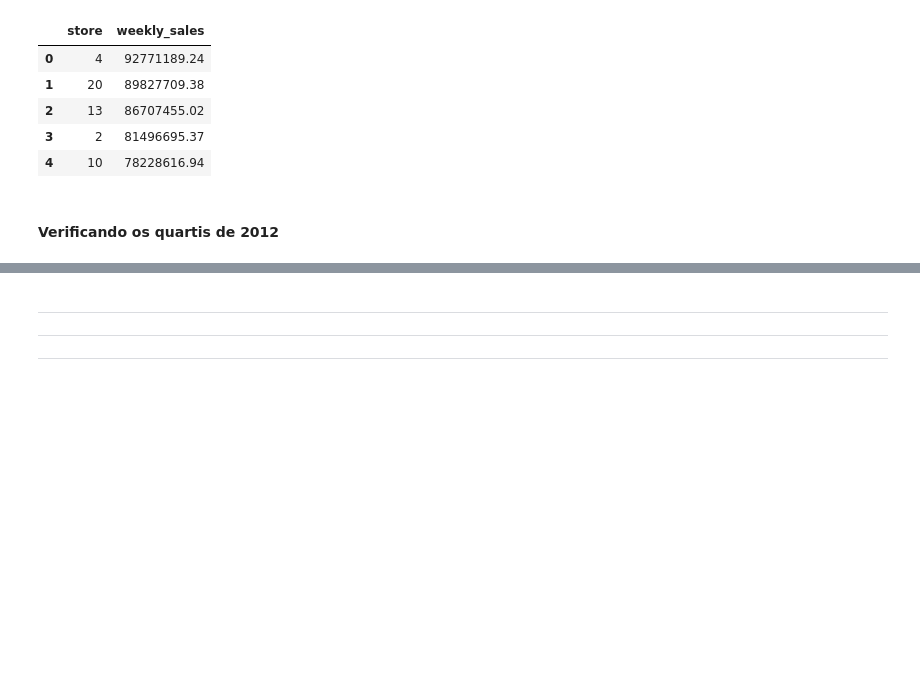
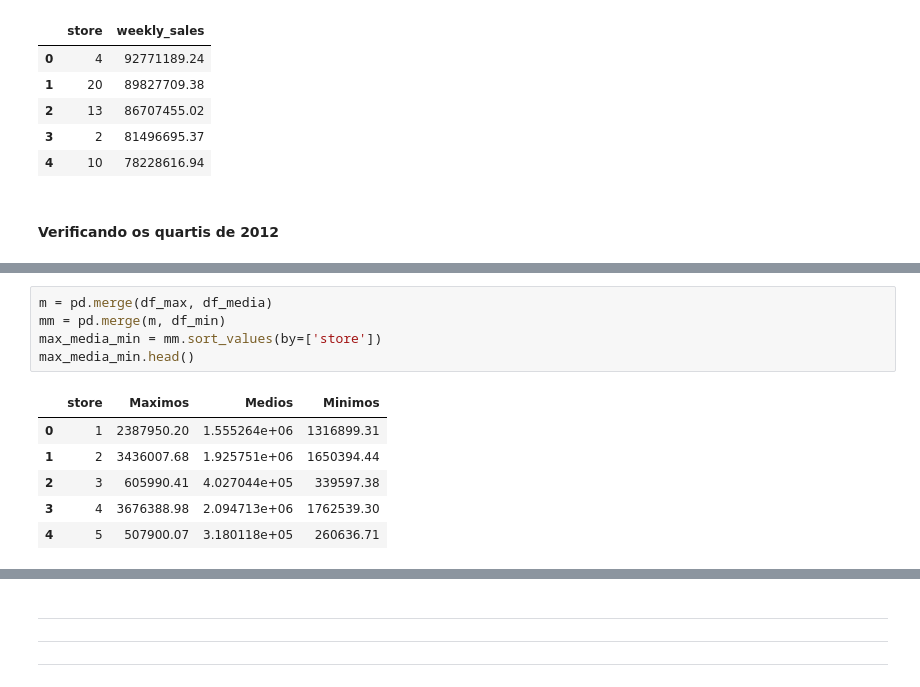
Before and after one commit to michellssGUi/dataScience, a Jupyter notebook: Wallmart_Melhor_Loja_2.ipynb, the cells around one changed output, grey strips where cells are left out. Cells and saved outputs as stored; diff of their text form; blank space fills up the shorter version.

```diff
--- a/Wallmart_Melhor_Loja_2.ipynb
+++ b/Wallmart_Melhor_Loja_2.ipynb
@@ -360,0 +461,12 @@ df_2012.describe()
+# %%
+m = pd.merge(df_max, df_media)
+mm = pd.merge(m, df_min)
+max_media_min = mm.sort_values(by=['store'])
+max_media_min.head()
+# %% [output]
+|  | store | Maximos | Medios | Minimos |
+| 0 | 1 | 2387950.20 | 1.555264e+06 | 1316899.31 |
+| 1 | 2 | 3436007.68 | 1.925751e+06 | 1650394.44 |
+| 2 | 3 | 605990.41 | 4.027044e+05 | 339597.38 |
+| 3 | 4 | 3676388.98 | 2.094713e+06 | 1762539.30 |
+| 4 | 5 | 507900.07 | 3.180118e+05 | 260636.71 |
```
Also changed, not shown: parts of 69 cells of this notebook.
